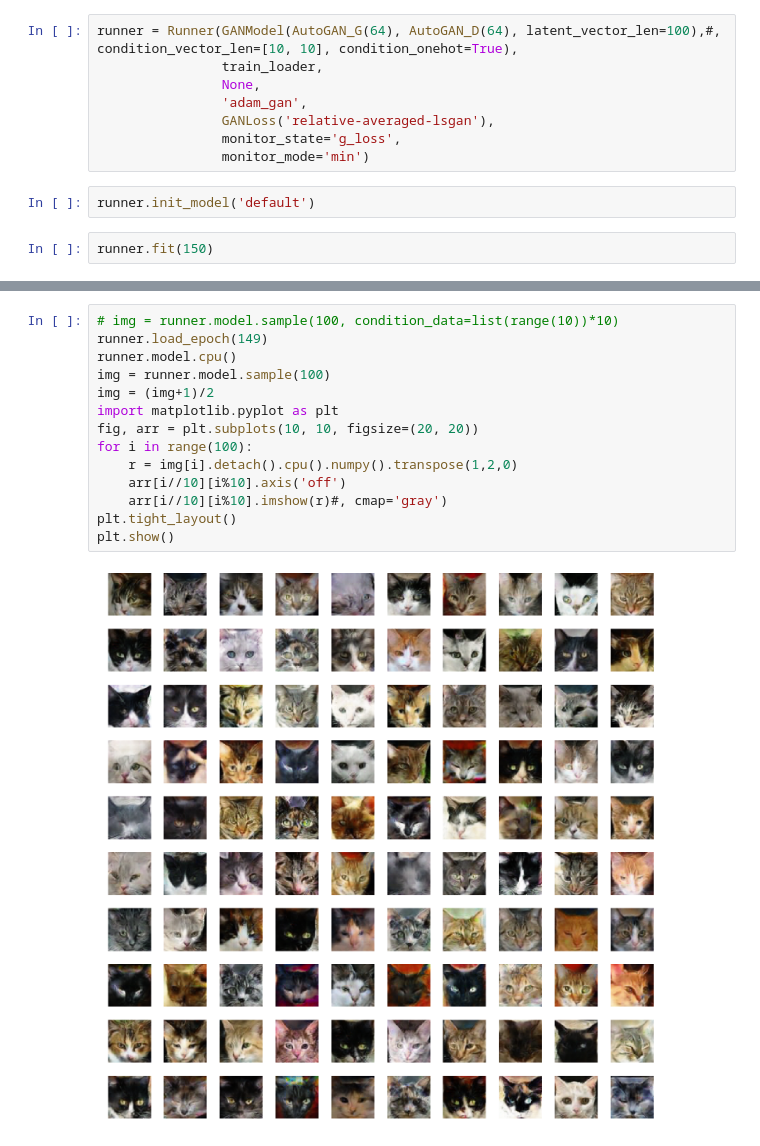
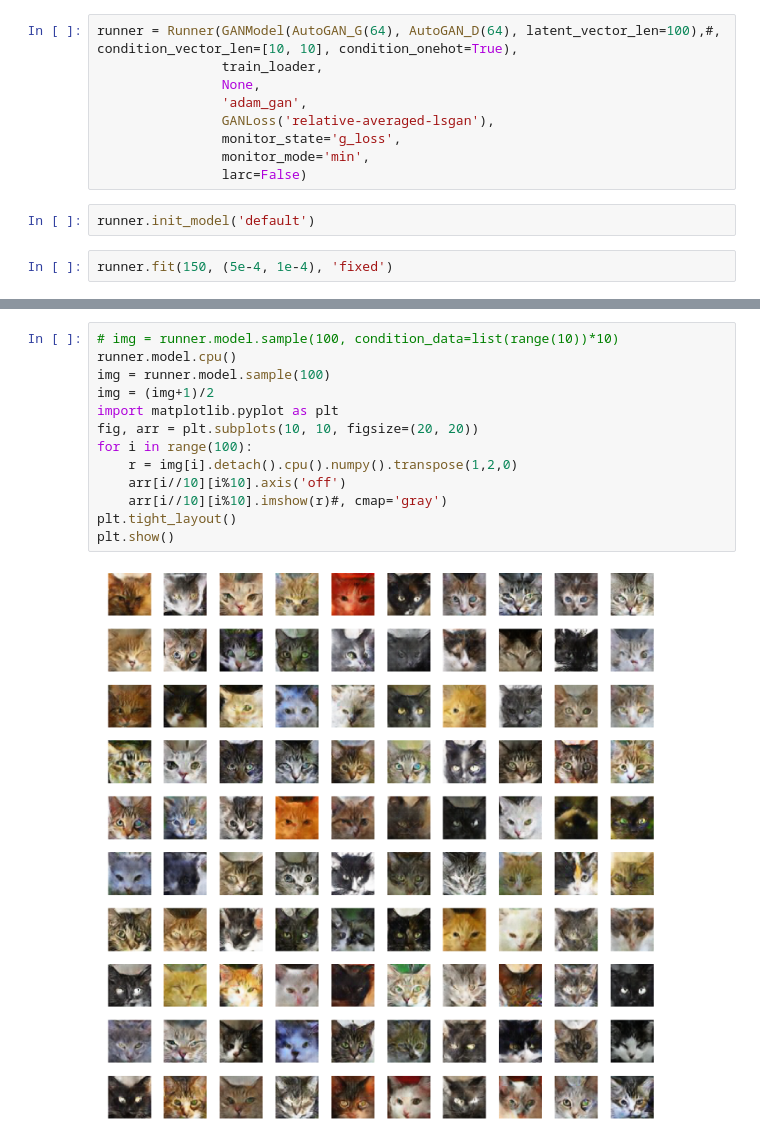
Before and after one commit to CorcovadoMing/Researchlib, a Jupyter notebook: Exp_ACGAN.ipynb, the cells around one changed output, grey strips where cells are left out. Saved outputs shown, nothing was run; the diff lists cells and outputs as text.

Commit message:
Add LARC flag; Fix LR plots

```diff
--- a/Exp_ACGAN.ipynb
+++ b/Exp_ACGAN.ipynb
@@ -19,11 +19,12 @@ runner = Runner(GANModel(AutoGAN_G(64), AutoGAN_D(64), latent_vector_len=100),#,
                 'adam_gan',
                 GANLoss('relative-averaged-lsgan'),
                 monitor_state='g_loss',
-                monitor_mode='min')
+                monitor_mode='min',
+                larc=False)
 # %%
 runner.init_model('default')
 # %%
-runner.fit(150)
+runner.fit(150, (5e-4, 1e-4), 'fixed')
 # %% [output]
 [interactive output not drawn]
 [interactive output not drawn]
@@ -32,20 +33,19 @@ runner.fit(150)
 [interactive output not drawn]
 # %%
 # img = runner.model.sample(100, condition_data=list(range(10))*10)
-runner.load_epoch(149)
 runner.model.cpu()
 img = runner.model.sample(100)
 img = (img+1)/2
 import matplotlib.pyplot as plt
 fig, arr = plt.subplots(10, 10, figsize=(20, 20))
 for i in range(100):
     r = img[i].detach().cpu().numpy().transpose(1,2,0)
     arr[i//10][i%10].axis('off')
     arr[i//10][i%10].imshow(r)#, cmap='gray')
 plt.tight_layout()
 plt.show()
 # %% [output]
-[figure, old version]
+[figure, new version]
 # %%
 runner.report()
 # %% [output]
```
Also changed, not shown: parts of 2 cells of this notebook, 4 other files.
